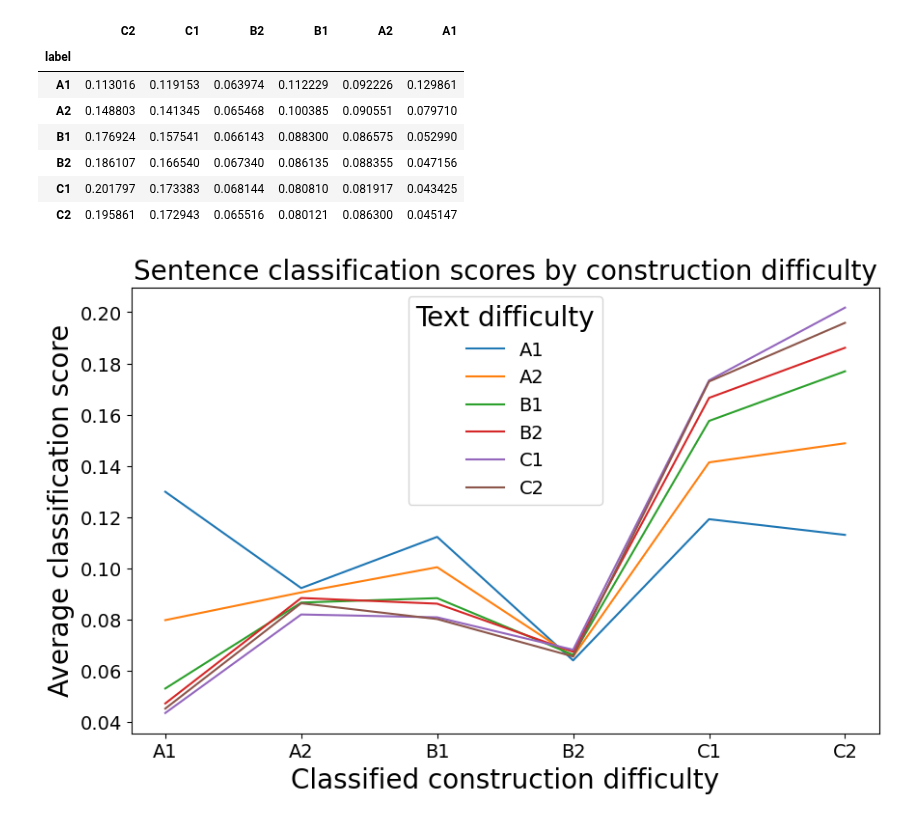
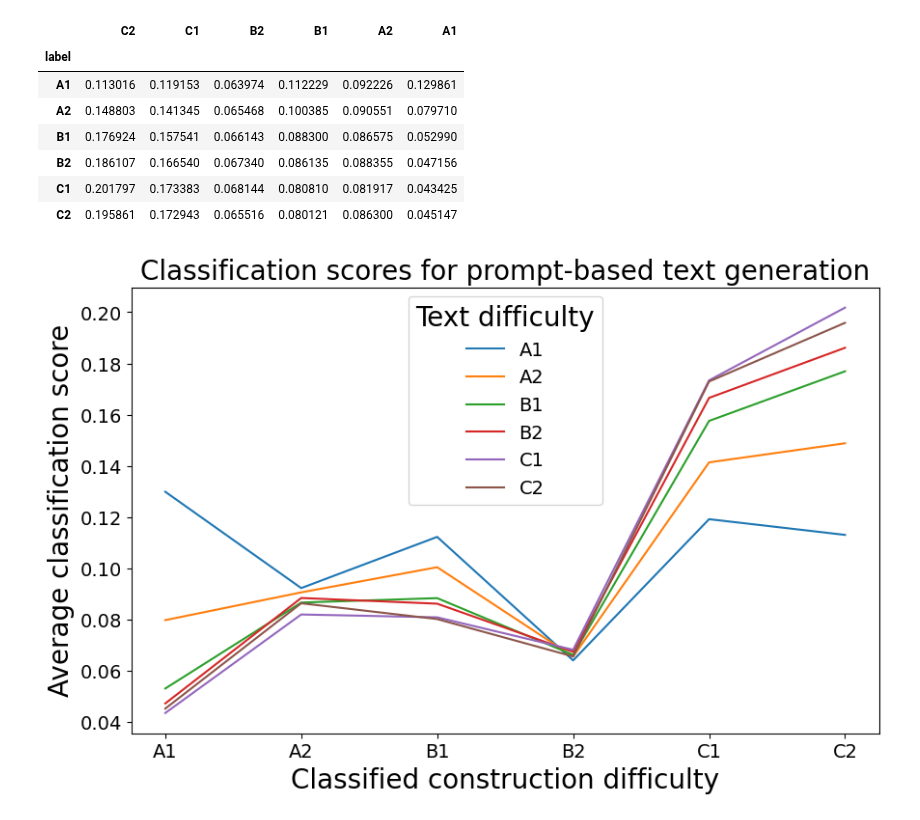
Before and after one commit to dominikglandorf/LLM-grammar, a Jupyter notebook: exp/009_text_classification.ipynb, the cells around one changed output. Cells and saved outputs as stored; diff of their text form; code cells hidden in the pictures.

Commit message:
update and classify generated texts

```diff
--- a/exp/009_text_classification.ipynb
+++ b/exp/009_text_classification.ipynb
@@ -144,20 +152,20 @@ results
 # %%
 from matplotlib import rcParams
 
 # Update default font sizes
 rcParams.update({'font.size': 20, 'axes.labelsize': 20, 'axes.titlesize': 20, 'xtick.labelsize': 14,
                  'ytick.labelsize': 14, 'legend.fontsize': 14})
 
 df_sorted = results.sort_index(axis=1)
 
 # Plotting
 plt.figure(figsize=(10, 6))
 for label in df_sorted.index:
     plt.plot(df_sorted.columns, df_sorted.loc[label, :], label=label)
 plt.xlabel('Classified construction difficulty')
 plt.ylabel('Average classification score')
-plt.title('Sentence classification scores by construction difficulty')
+plt.title('Classification scores for prompt-based text generation')
 plt.legend(title="Text difficulty")
 plt.savefig(f'../doc/generated_scores.pdf', transparent=True, bbox_inches='tight')
 # %% [output]
-[figure, old version]
+[figure, new version]
```
Also changed, not shown: parts of 3 cells of this notebook, 7 other files.
